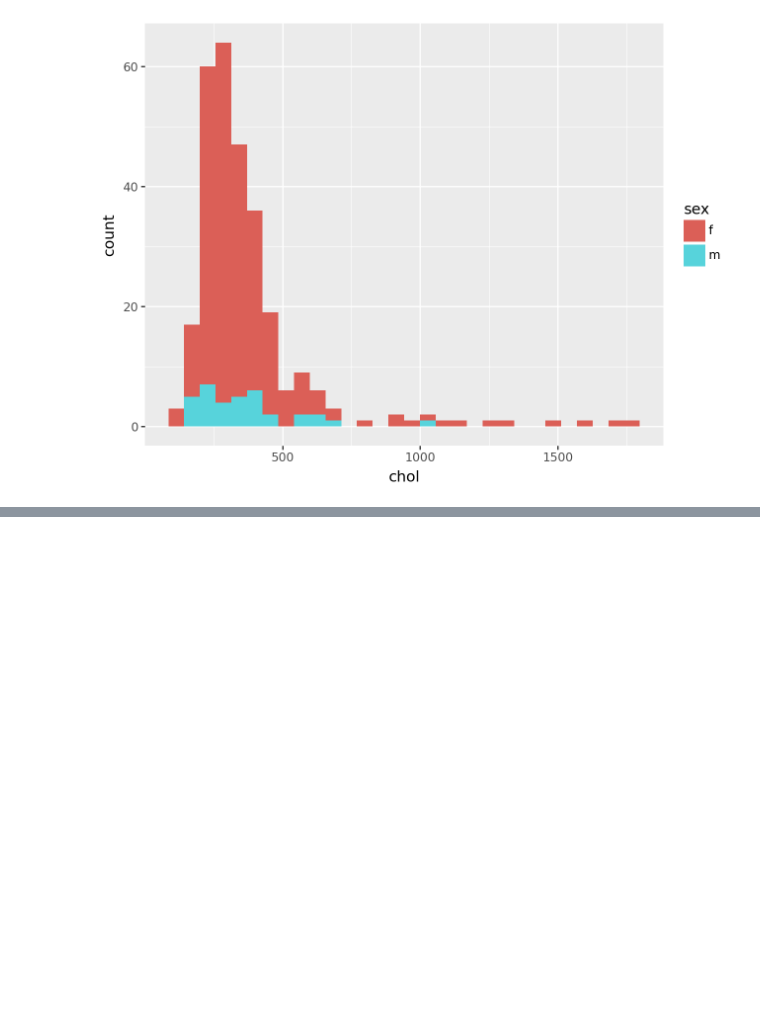
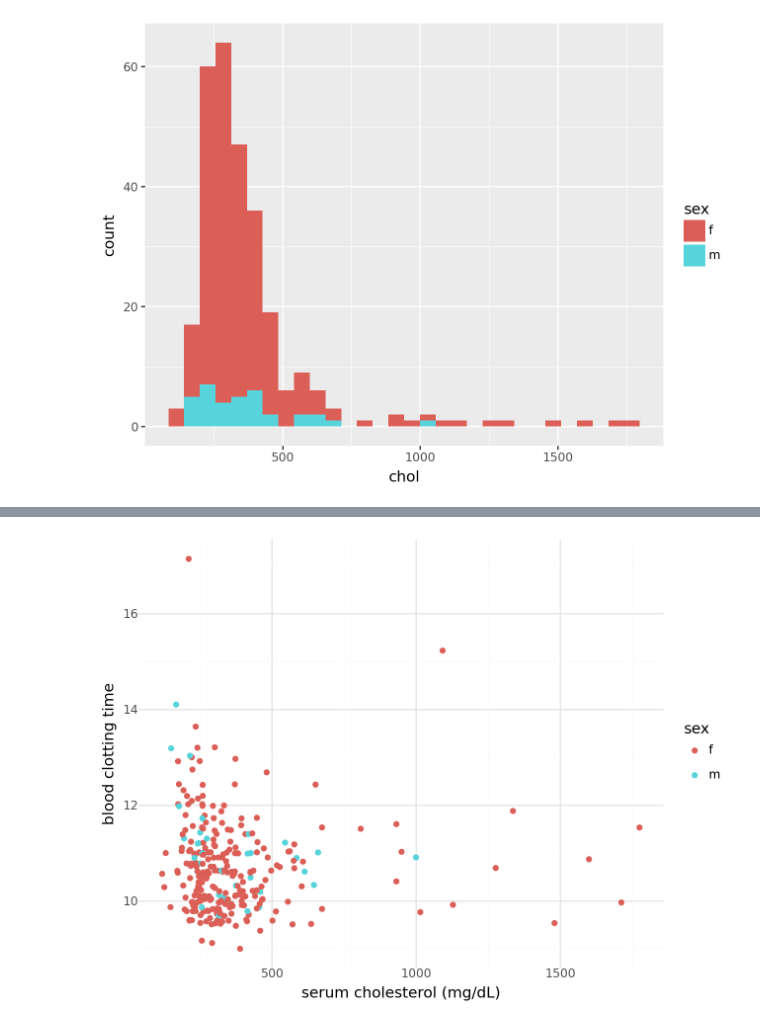
Before and after one commit to pepel63/Continous-Varibles-Exploration, a Jupyter notebook: Continous Varibles.ipynb, the cells around one changed output, grey strips where cells are left out. Saved outputs shown, nothing was run; the diff lists cells and outputs as text; code cells hidden in the pictures; blank space fills up the shorter version.

```diff
--- a/Continous Varibles.ipynb
+++ b/Continous Varibles.ipynb
@@ -79,0 +70,10 @@ y
+# %%
+from plotnine import ggplot, aes, geom_jitter, theme_minimal, labs
+
+
+x = ggplot(df, aes(x='chol',y='protime'))
+x = x + geom_jitter(aes(color='sex')) + theme_minimal() + labs(x="serum cholesterol (mg/dL)", y="blood clotting time")
+
+x.show()
+# %% [output]
+[figure, added]
```
Also changed, not shown: parts of 12 cells of this notebook.
